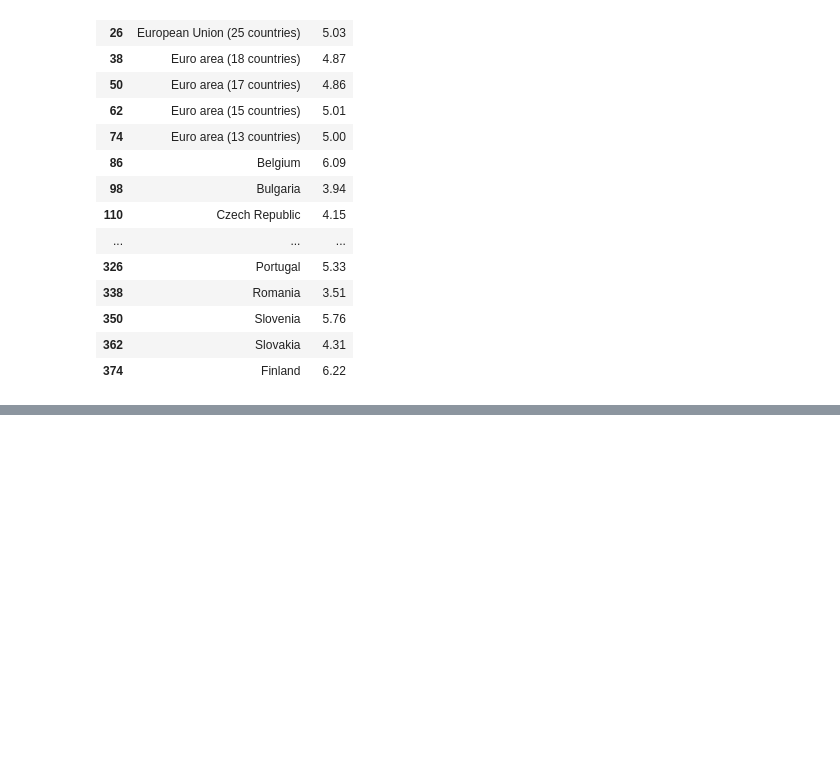
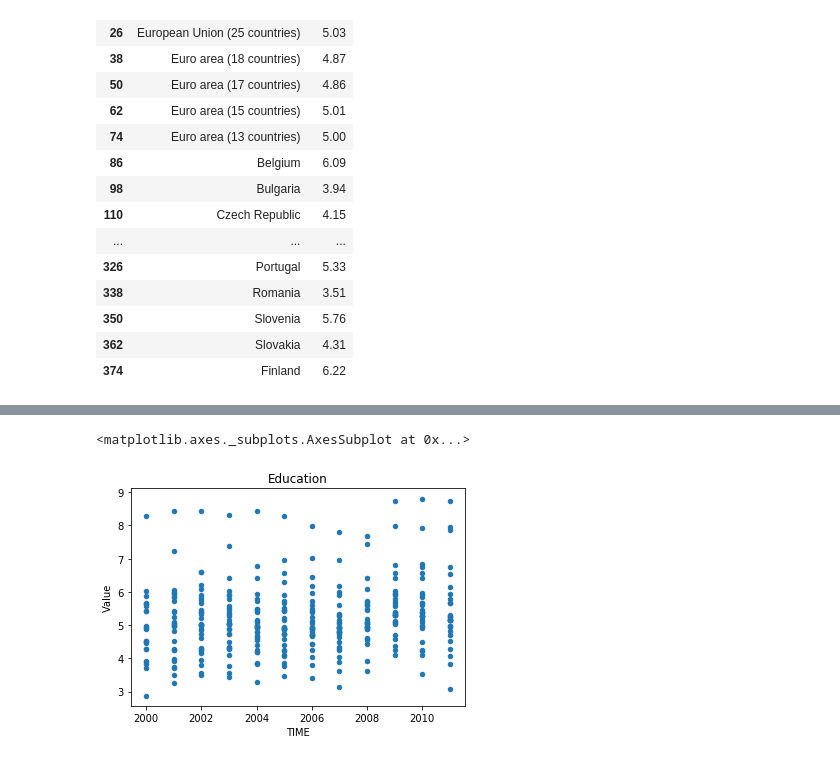
Before and after one commit to danielmichaelcicala/Math2212_Cicala, a Jupyter notebook: Eurostat/M1_Eurostat.ipynb, the cells around one changed output, grey strips where cells are left out. Cells and saved outputs as stored; diff of their text form; code cells hidden in the pictures; blank space fills up the shorter version.

```diff
--- a/Eurostat/M1_Eurostat.ipynb
+++ b/Eurostat/M1_Eurostat.ipynb
@@ -437,0 +556,3 @@ edu[ ( edu['Value'].notnull() ) | ( edu['GEO'].notnull() ) ]
+# %%
+edu.sort_values(by = 'Value', ascending = False, inplace = True )
+edu
@@ -437,0 +600,3 @@ edu[ ( edu['Value'].notnull() ) | ( edu['GEO'].notnull() ) ]
+# %%
+edu.sort_values(by = ['TIME','GEO','Value'] , ascending = [True,False,True] , inplace = True)
+edu
@@ -437,0 +622,3 @@ edu[ ( edu['Value'].notnull() ) | ( edu['GEO'].notnull() ) ]
+# %%
+edu.sort_index(ascending = True , inplace = True)
+edu
@@ -437,0 +754,6 @@ edu[ ( edu['Value'].notnull() ) | ( edu['GEO'].notnull() ) ]
+# %%
+# here's scatter plot
+edu.plot(x = 'TIME', y = 'Value', kind = 'scatter', title = 'Education')
+# %% [output]
+<matplotlib.axes._subplots.AxesSubplot at 0x...>
+[figure, added]
```
Also changed, not shown: parts of 49 cells of this notebook, 4 other files.
